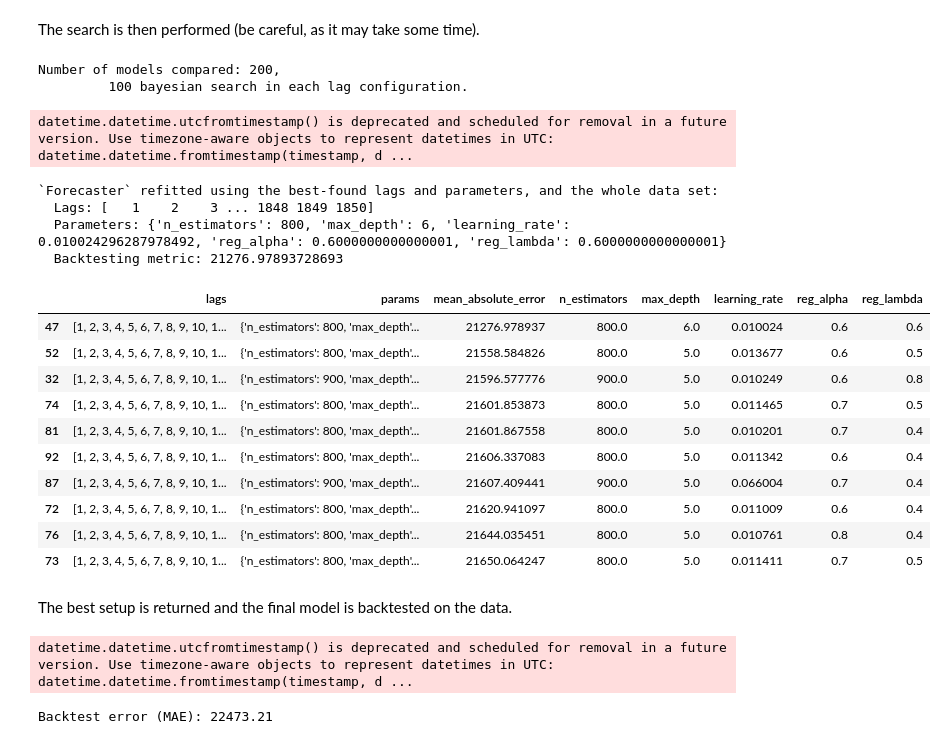
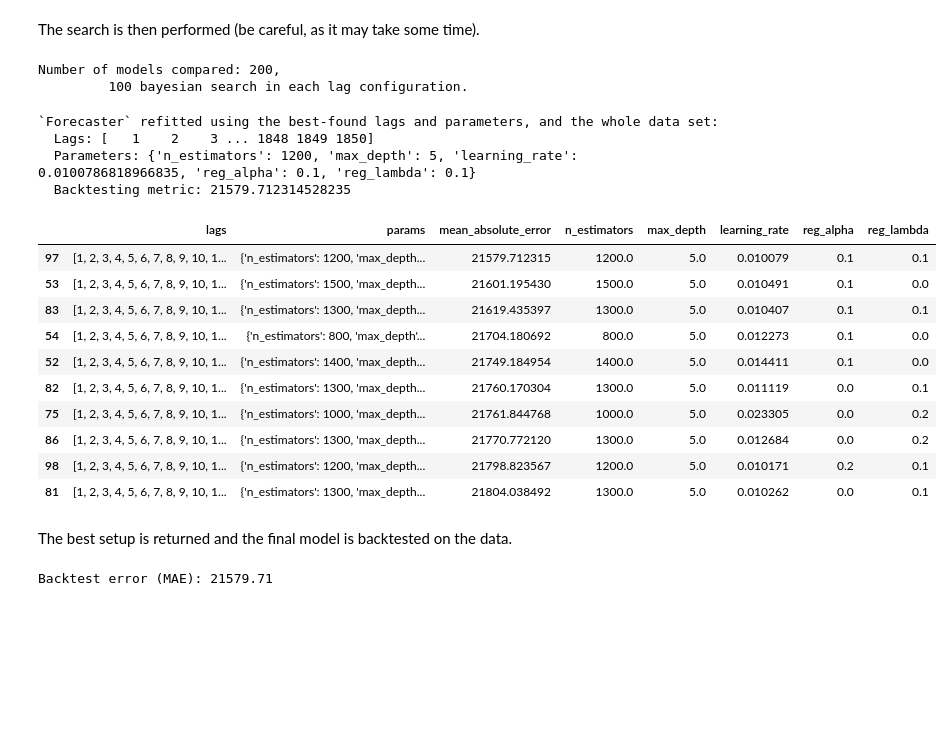
Before and after one commit to andreabellome/time_series_forecasting, a Jupyter notebook: exe_italian_power_loads_challlenge_2.ipynb, the cells around one changed output. Saved outputs shown, nothing was run; the diff lists cells and outputs as text; code cells hidden in the pictures; blank space fills up the shorter version.

```diff
--- a/exe_italian_power_loads_challlenge_2.ipynb
+++ b/exe_italian_power_loads_challlenge_2.ipynb
@@ -239,45 +228,45 @@ def search_space(trial):
 The search is then performed (be careful, as it may take some time).
 # %%
 # Perform the search
+# ==============================================================================
 results_search, frozen_trial = bayesian_search_forecaster(
                                    forecaster         = forecaster,
-                                   y                  = data.loc[:end_validation, 'Load'],
+                                   y                  = data.loc[:, 'Load'],
                                    steps              = steps,
                                    metric             = 'mean_absolute_error',
                                    search_space       = search_space,
                                    lags_grid          = lags_grid,
-                                   initial_train_size = len(data[:end_train]),
+                                   initial_train_size = len(data[:end_validation]),
                                    refit              = False,
                                    n_trials           = 100, # Increase for more exhaustive search
                                    random_state       = 123,
                                    return_best        = True,
                                    n_jobs             = 'auto',
                                    verbose            = False,
                                    show_progress      = True
                                )
 
 # Search results
 # ==============================================================================
 results_search.head(10)
 # %% [output]
 Number of models compared: 200,
          100 bayesian search in each lag configuration.
-datetime.datetime.utcfromtimestamp() is deprecated and scheduled for removal in a future version. Use timezone-aware objects to represent datetimes in UTC: datetime.datetime.fromtimestamp(timestamp, d ...
+`Forecaster` refitted using the best-found lags and parameters, and the whole data set:
+  Lags: [   1    2    3 ... 1848 1849 1850]
+  Parameters: {'n_estimators': 1200, 'max_depth': 5, 'learning_rate': 0.0100786818966835, 'reg_alpha': 0.1, 'reg_lambda': 0.1}
+  Backtesting metric: 21579.712314528235
-`Forecaster` refitted using the best-found lags and parameters, and the whole data set:
-  Lags: [   1    2    3 ... 1848 1849 1850]
-  Parameters: {'n_estimators': 800, 'max_depth': 6, 'learning_rate': 0.010024296287978492, 'reg_alpha': 0.6000000000000001, 'reg_lambda': 0.6000000000000001}
-  Backtesting metric: 21276.97893728693
 |  | lags | params | mean_absolute_error | n_estimators | max_depth | learning_rate | reg_alpha | reg_lambda |
-| 47 | [1, 2, 3, 4, 5, 6, 7, 8, 9, 10, 1... | {'n_estimators': 800, 'max_depth'... | 21276.978937 | 800.0 | 6.0 | 0.010024 | 0.6 | 0.6 |
-| 52 | [1, 2, 3, 4, 5, 6, 7, 8, 9, 10, 1... | {'n_estimators': 800, 'max_depth'... | 21558.584826 | 800.0 | 5.0 | 0.013677 | 0.6 | 0.5 |
-| 32 | [1, 2, 3, 4, 5, 6, 7, 8, 9, 10, 1... | {'n_estimators': 900, 'max_depth'... | 21596.577776 | 900.0 | 5.0 | 0.010249 | 0.6 | 0.8 |
-| 74 | [1, 2, 3, 4, 5, 6, 7, 8, 9, 10, 1... | {'n_estimators': 800, 'max_depth'... | 21601.853873 | 800.0 | 5.0 | 0.011465 | 0.7 | 0.5 |
-| 81 | [1, 2, 3, 4, 5, 6, 7, 8, 9, 10, 1... | {'n_estimators': 800, 'max_depth'... | 21601.867558 | 800.0 | 5.0 | 0.010201 | 0.7 | 0.4 |
-| 92 | [1, 2, 3, 4, 5, 6, 7, 8, 9, 10, 1... | {'n_estimators': 800, 'max_depth'... | 21606.337083 | 800.0 | 5.0 | 0.011342 | 0.6 | 0.4 |
-| 87 | [1, 2, 3, 4, 5, 6, 7, 8, 9, 10, 1... | {'n_estimators': 900, 'max_depth'... | 21607.409441 | 900.0 | 5.0 | 0.066004 | 0.7 | 0.4 |
-| 72 | [1, 2, 3, 4, 5, 6, 7, 8, 9, 10, 1... | {'n_estimators': 800, 'max_depth'... | 21620.941097 | 800.0 | 5.0 | 0.011009 | 0.6 | 0.4 |
-| 76 | [1, 2, 3, 4, 5, 6, 7, 8, 9, 10, 1... | {'n_estimators': 800, 'max_depth'... | 21644.035451 | 800.0 | 5.0 | 0.010761 | 0.8 | 0.4 |
-| 73 | [1, 2, 3, 4, 5, 6, 7, 8, 9, 10, 1... | {'n_estimators': 800, 'max_depth'... | 21650.064247 | 800.0 | 5.0 | 0.011411 | 0.7 | 0.5 |
+| 97 | [1, 2, 3, 4, 5, 6, 7, 8, 9, 10, 1... | {'n_estimators': 1200, 'max_depth... | 21579.712315 | 1200.0 | 5.0 | 0.010079 | 0.1 | 0.1 |
+| 53 | [1, 2, 3, 4, 5, 6, 7, 8, 9, 10, 1... | {'n_estimators': 1500, 'max_depth... | 21601.195430 | 1500.0 | 5.0 | 0.010491 | 0.1 | 0.0 |
+| 83 | [1, 2, 3, 4, 5, 6, 7, 8, 9, 10, 1... | {'n_estimators': 1300, 'max_depth... | 21619.435397 | 1300.0 | 5.0 | 0.010407 | 0.1 | 0.1 |
+| 54 | [1, 2, 3, 4, 5, 6, 7, 8, 9, 10, 1... | {'n_estimators': 800, 'max_depth'... | 21704.180692 | 800.0 | 5.0 | 0.012273 | 0.1 | 0.0 |
+| 52 | [1, 2, 3, 4, 5, 6, 7, 8, 9, 10, 1... | {'n_estimators': 1400, 'max_depth... | 21749.184954 | 1400.0 | 5.0 | 0.014411 | 0.1 | 0.0 |
+| 82 | [1, 2, 3, 4, 5, 6, 7, 8, 9, 10, 1... | {'n_estimators': 1300, 'max_depth... | 21760.170304 | 1300.0 | 5.0 | 0.011119 | 0.0 | 0.1 |
+| 75 | [1, 2, 3, 4, 5, 6, 7, 8, 9, 10, 1... | {'n_estimators': 1000, 'max_depth... | 21761.844768 | 1000.0 | 5.0 | 0.023305 | 0.0 | 0.2 |
+| 86 | [1, 2, 3, 4, 5, 6, 7, 8, 9, 10, 1... | {'n_estimators': 1300, 'max_depth... | 21770.772120 | 1300.0 | 5.0 | 0.012684 | 0.0 | 0.2 |
+| 98 | [1, 2, 3, 4, 5, 6, 7, 8, 9, 10, 1... | {'n_estimators': 1200, 'max_depth... | 21798.823567 | 1200.0 | 5.0 | 0.010171 | 0.2 | 0.1 |
+| 81 | [1, 2, 3, 4, 5, 6, 7, 8, 9, 10, 1... | {'n_estimators': 1300, 'max_depth... | 21804.038492 | 1300.0 | 5.0 | 0.010262 | 0.0 | 0.1 |
 # %% [markdown]
 The best setup is returned and the final model is backtested on the data.
 # %%
@@ -285,7 +274,7 @@ The best setup is returned and the final model is backtested on the data.
 # ==============================================================================
 metric, predictions = backtesting_forecaster(
                           forecaster         = forecaster,
-                          y                  = data['Load'],
+                          y                  = data.loc[:,'Load'],
                           steps              = steps,
                           metric             = 'mean_absolute_error',
                           initial_train_size = len(data[:end_validation]),
@@ -297,5 +286,4 @@ metric, predictions = backtesting_forecaster(
 
 print(f"Backtest error (MAE): {metric:.2f}")
 # %% [output]
-datetime.datetime.utcfromtimestamp() is deprecated and scheduled for removal in a future version. Use timezone-aware objects to represent datetimes in UTC: datetime.datetime.fromtimestamp(timestamp, d ...
+Backtest error (MAE): 21579.71
-Backtest error (MAE): 22473.21
```
Also changed, not shown: parts of 8 cells of this notebook, 6 other files.
